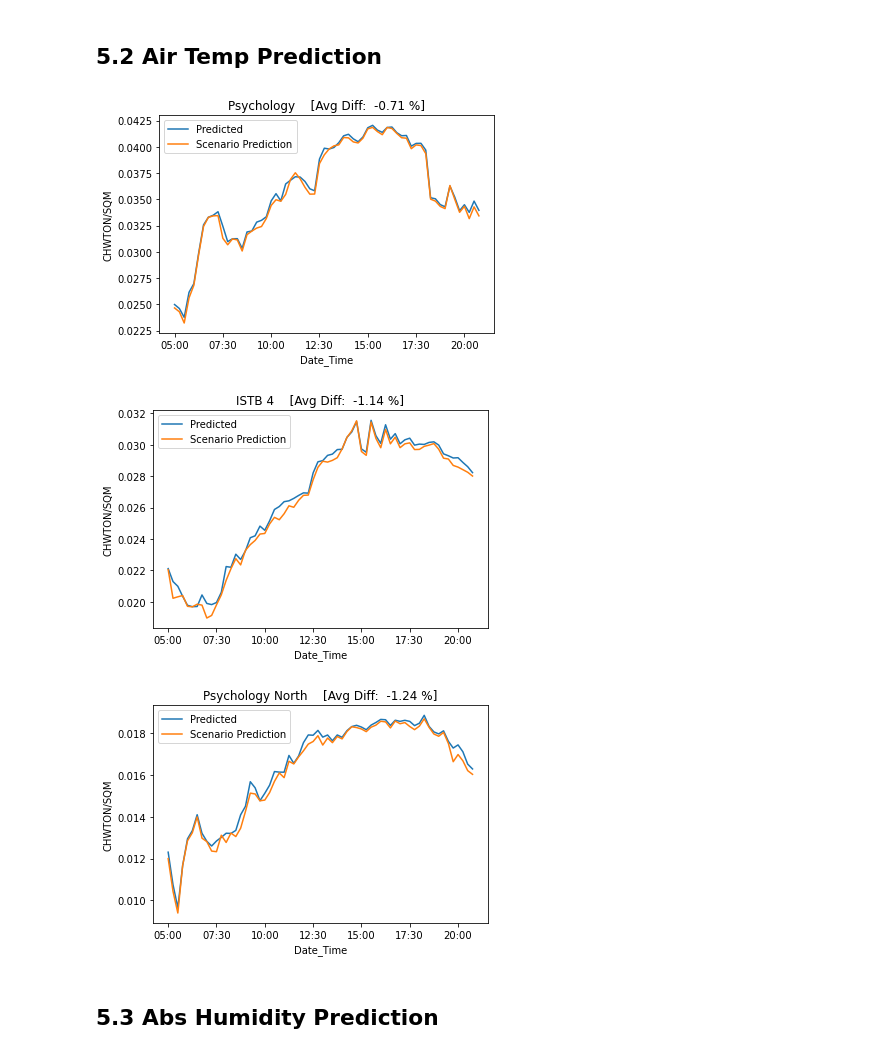
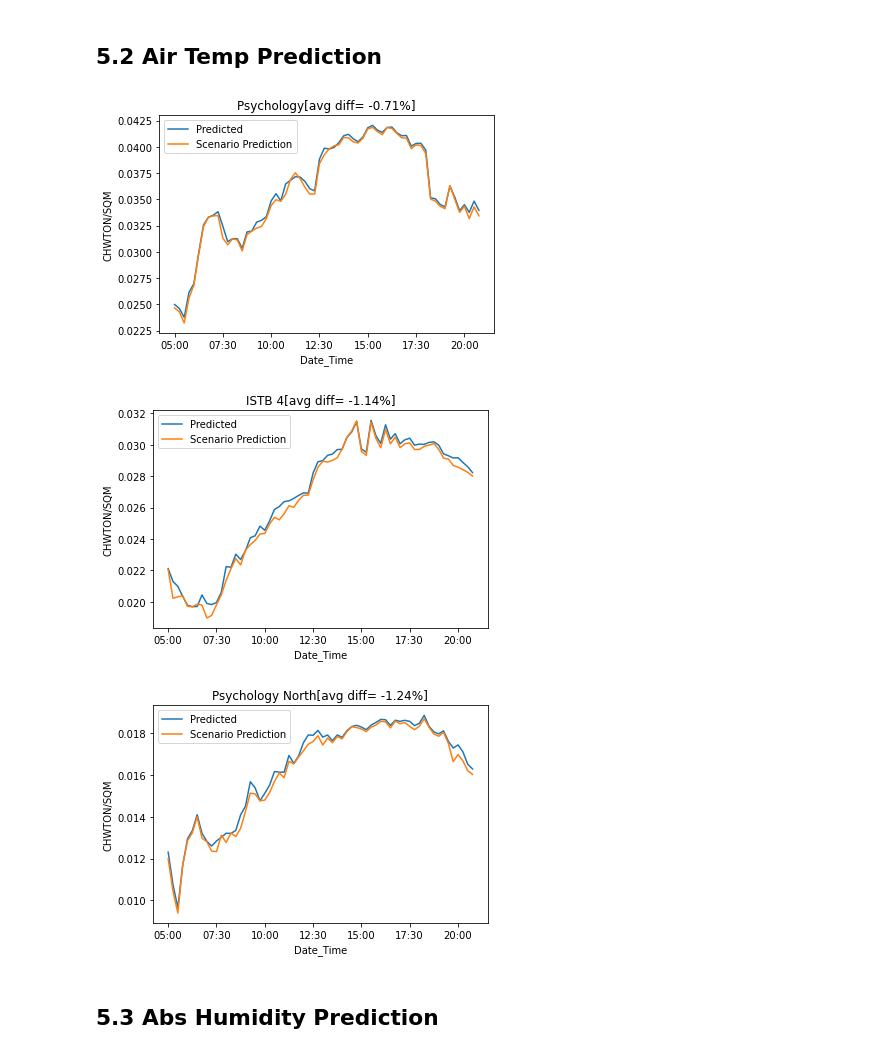
Before and after one commit to freecode23/microclimate-effects, a Jupyter notebook: microclimate_model/Model9_prediction_plot.ipynb, the cells around one changed output. Drawn from its saved outputs; the diff is of its cells as text; code cells hidden in the pictures.

```diff
--- a/microclimate_model/Model9_prediction_plot.ipynb
+++ b/microclimate_model/Model9_prediction_plot.ipynb
@@ -50,3 +41,7 @@ import os
+# %%
+# >> enter the model we want to plot here
+MODEL_NAME = "xgb_random"
+# <<<<<<
 # %%
 # required files
 TRAIN_PATH = "../Data/microclimate_model/Combined/three_bldgs_dropped.csv"
@@ -348,0 +315,10 @@ In a future version of pandas all arguments of DataFrame.drop except for the arg
+# %%
+# 1. predict test data and create df_bldgs
+y_pred = model.predict(X_test)
+df_combined_test, df_bldgs_test = data_obj.create_df_bldgs(y_pred, y_test, is_val=False, is_scenario=False)
+
+
+# 2. plot
+plt_obj = Plot()
+for df_bldg in df_bldgs_test:
+    plt_obj.plot(df_bldg, "actual", output_path=OUTPUT_PATH, is_save=False)
@@ -349,3 +329,13 @@ In a future version of pandas all arguments of DataFrame.drop except for the arg
+# %%
+# 3. predict training data
+X_train, X_val, y_train, y_val = train_test_split(X_train_val,
+                                                      y_train_val,
+                                                      test_size=0.3,
+                                                      random_state=20)
+y_pred_val = model.predict(X_val)
+df_combined_val, df_bldgs_val = data_obj.create_df_bldgs(y_pred_val,
+                                                         y_val, is_val=True,
+                                                         is_scenario=False)
 # %% [markdown]
 ## Get scores for each bldg
 # %%
@@ -384,16 +370,25 @@ df_scores_per_bldg
 # %%
 scenario = Scenario(X_test, model)
 
-y_temp_pred = scenario.get_scenario_prediction("Air Temp")
-plt_obj.plot(y_pred, y_temp_pred,
-             scene_name="AirTemp",
-             output_path = OUTPUT_PATH,
-             is_scenario = True,
-             is_save=True)
+# 1. make prediction
+y_scen_pred = scenario.get_scenario_prediction("Air Temp")
+
+# 2. get the result df
+df_combined, df_bldgs = data_obj.create_df_bldgs(y_pred,
+                                                 y_scen_pred,
+                                                 is_val=False,
+                                                 is_scenario=True)
+
+# 3. plot
+for df_bldg in df_bldgs:
+    plt_obj.plot(df_bldg,
+                 "AirTemp",
+                 output_path=OUTPUT_PATH,
+                 is_save=False)
 # %% [output]
-[figure, old version]
+[figure, new version]
-[figure, old version]
+[figure, new version]
-[figure, old version]
+[figure, new version]
 # %% [markdown]
 ## 5.3 Abs Humidity Prediction
 # %%
```
Also changed, not shown: parts of 18 cells of this notebook, 2 other files.
